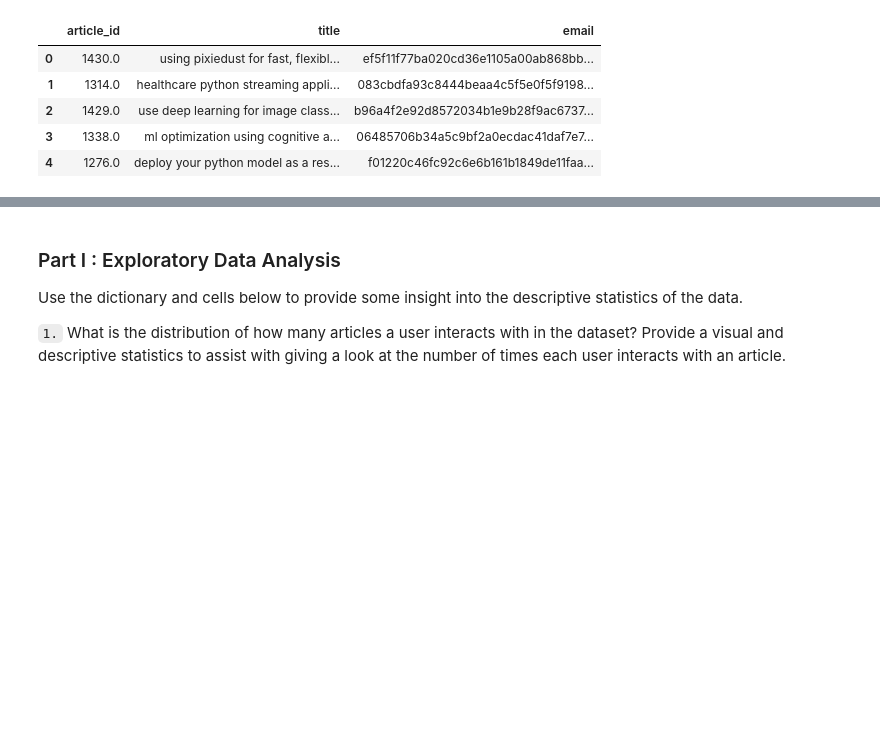
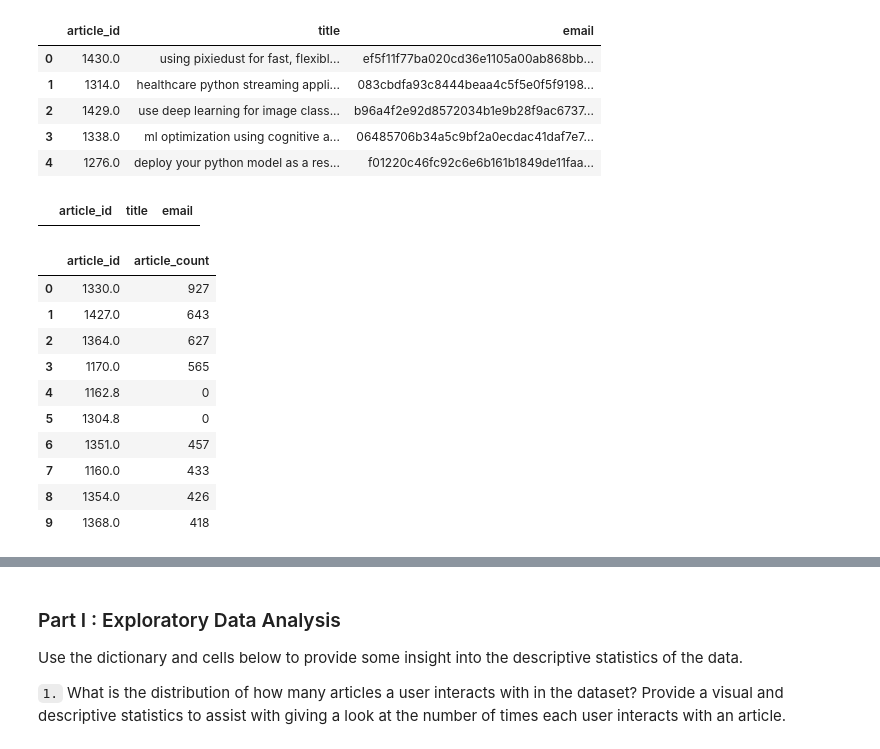
Before and after one commit to adduke/IBM-recommendation-engine, a Jupyter notebook: notebooks/Recommendations_with_IBM.ipynb, the cells around one changed output, grey strips where cells are left out. Cells and saved outputs as stored; diff of their text form; code cells hidden in the pictures; blank space fills up the shorter version.

```diff
--- a/notebooks/Recommendations_with_IBM.ipynb
+++ b/notebooks/Recommendations_with_IBM.ipynb
@@ -52,6 +52,34 @@ df.head()
 | 2 | 1429.0 | use deep learning for image class... | b96a4f2e92d8572034b1e9b28f9ac6737... |
 | 3 | 1338.0 | ml optimization using cognitive a... | 06485706b34a5c9bf2a0ecdac41daf7e7... |
 | 4 | 1276.0 | deploy your python model as a res... | f01220c46fc92c6e6b161b1849de11faa... |
+# %%
+df[df['article_id'].isin([1162.8, 1304.8])]
+# %% [output]
+|  | article_id | title | email |
+# %%
+expected = [1330.0, 1427.0, 1364.0, 1170.0, 1162.8, 1304.8, 1351.0, 1160.0, 1354.0, 1368.0]
+df[df['article_id'].isin(expected)]
+expected_df = []
+for article in expected:
+    expected_df.append({
+            "article_id": article,
+            # Get article count
+            "article_count": df[df['article_id'] == article].shape[0]
+    })
+
+pd.DataFrame(expected_df)
+# %% [output]
+|  | article_id | article_count |
+| 0 | 1330.0 | 927 |
+| 1 | 1427.0 | 643 |
+| 2 | 1364.0 | 627 |
+| 3 | 1170.0 | 565 |
+| 4 | 1162.8 | 0 |
+| 5 | 1304.8 | 0 |
+| 6 | 1351.0 | 457 |
+| 7 | 1160.0 | 433 |
+| 8 | 1354.0 | 426 |
+| 9 | 1368.0 | 418 |
 # %%
 # Show df_content to get an idea of the data
 df_content.head()
```
Also changed, not shown: parts of 7 cells of this notebook.
